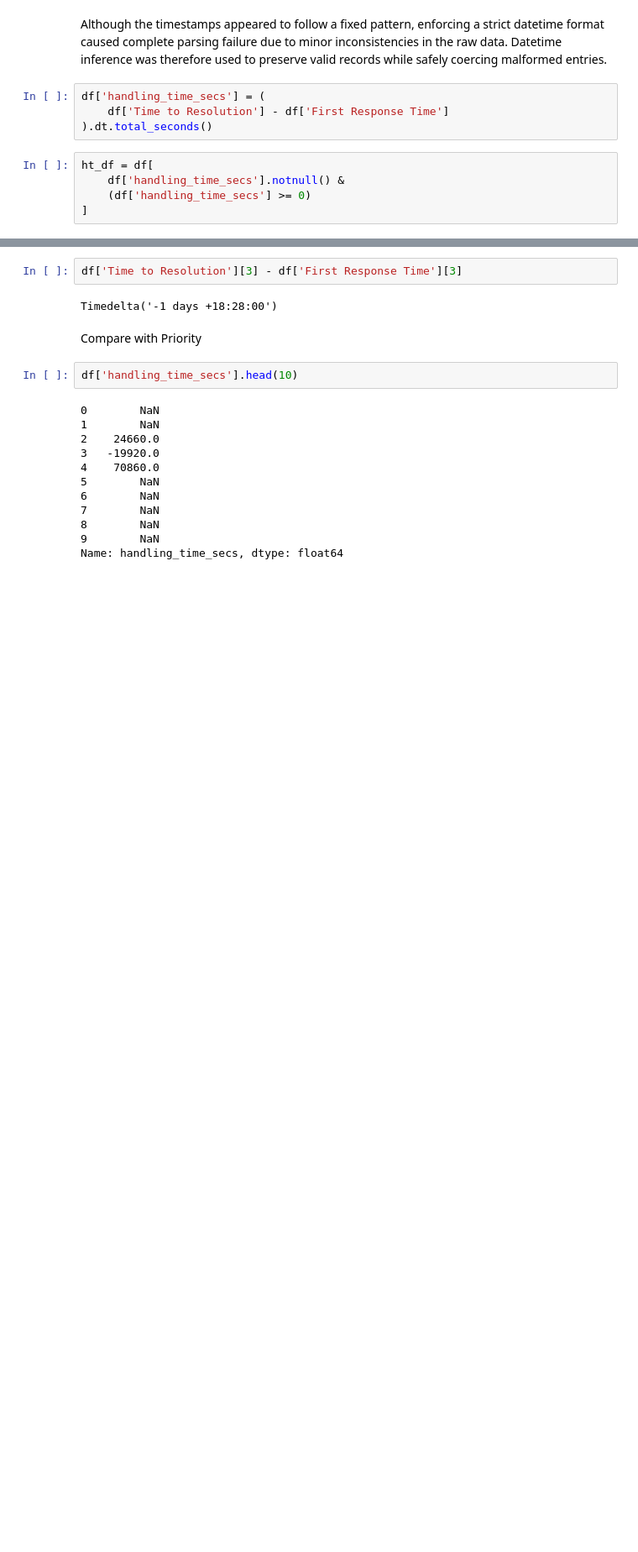
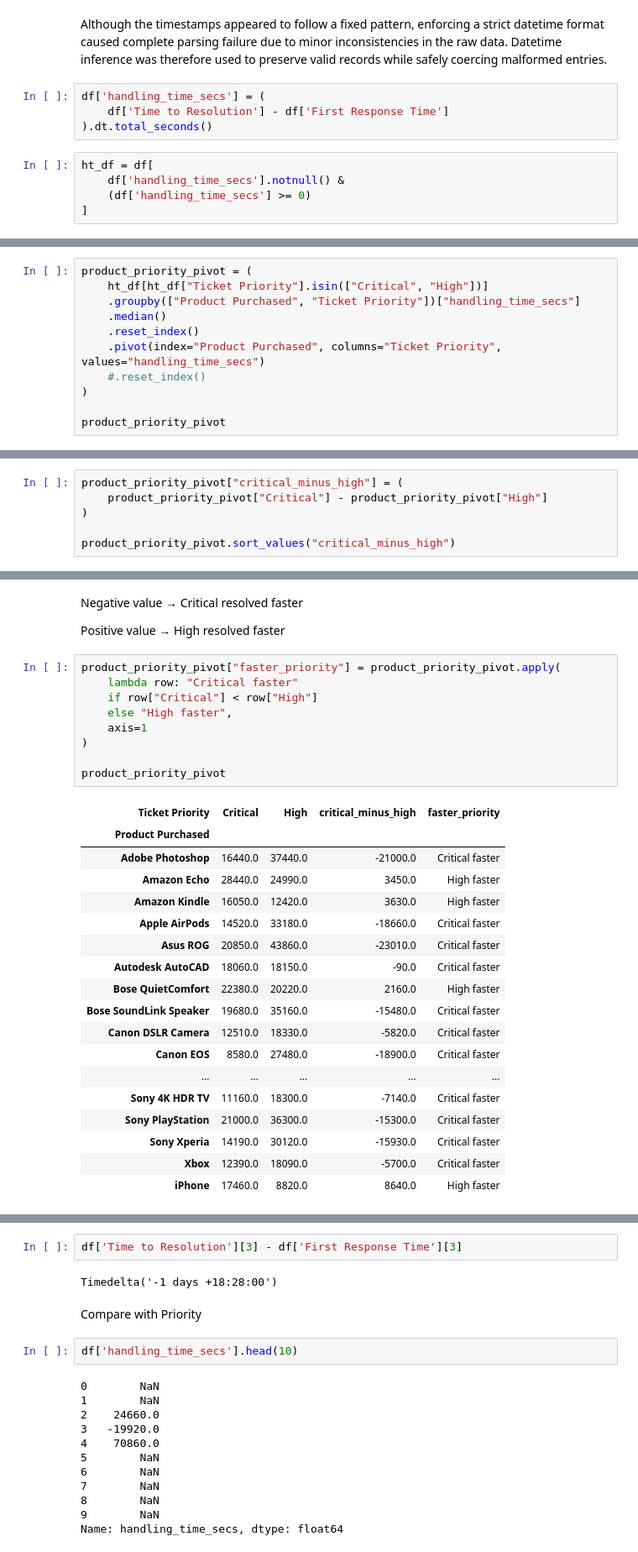
Before and after one commit to kadariramyasri/Lemici_AssignMent_DataEngineering, a Jupyter notebook: notebooks/EDA_Customer_Satisfaction.ipynb, the cells around one changed output, grey strips where cells are left out. Shown at 84% size. Drawn from its saved outputs; the diff is of its cells as text; blank space fills up the shorter version.

```diff
--- a/notebooks/EDA_Customer_Satisfaction.ipynb
+++ b/notebooks/EDA_Customer_Satisfaction.ipynb
@@ -377,0 +458,11 @@ ht_df = df[
+# %%
+product_priority_pivot = (
+    ht_df[ht_df["Ticket Priority"].isin(["Critical", "High"])]
+    .groupby(["Product Purchased", "Ticket Priority"])["handling_time_secs"]
+    .median()
+    .reset_index()
+    .pivot(index="Product Purchased", columns="Ticket Priority", values="handling_time_secs")
+    #.reset_index()
+)
+
+product_priority_pivot
@@ -377,0 +488,6 @@ ht_df = df[
+# %%
+product_priority_pivot["critical_minus_high"] = (
+    product_priority_pivot["Critical"] - product_priority_pivot["High"]
+)
+
+product_priority_pivot.sort_values("critical_minus_high")
@@ -377,0 +513,32 @@ ht_df = df[
+# %% [markdown]
+Negative value → Critical resolved faster
+
+Positive value → High resolved faster
+# %%
+product_priority_pivot["faster_priority"] = product_priority_pivot.apply(
+    lambda row: "Critical faster"
+    if row["Critical"] < row["High"]
+    else "High faster",
+    axis=1
+)
+
+product_priority_pivot
+# %% [output]
+| Ticket Priority | Critical | High | critical_minus_high | faster_priority |
+| Product Purchased |  |  |  |  |
+| Adobe Photoshop | 16440.0 | 37440.0 | -21000.0 | Critical faster |
+| Amazon Echo | 28440.0 | 24990.0 | 3450.0 | High faster |
+| Amazon Kindle | 16050.0 | 12420.0 | 3630.0 | High faster |
+| Apple AirPods | 14520.0 | 33180.0 | -18660.0 | Critical faster |
+| Asus ROG | 20850.0 | 43860.0 | -23010.0 | Critical faster |
+| Autodesk AutoCAD | 18060.0 | 18150.0 | -90.0 | Critical faster |
+| Bose QuietComfort | 22380.0 | 20220.0 | 2160.0 | High faster |
+| Bose SoundLink Speaker | 19680.0 | 35160.0 | -15480.0 | Critical faster |
+| Canon DSLR Camera | 12510.0 | 18330.0 | -5820.0 | Critical faster |
+| Canon EOS | 8580.0 | 27480.0 | -18900.0 | Critical faster |
+| ... | ... | ... | ... | ... |
+| Sony 4K HDR TV | 11160.0 | 18300.0 | -7140.0 | Critical faster |
+| Sony PlayStation | 21000.0 | 36300.0 | -15300.0 | Critical faster |
+| Sony Xperia | 14190.0 | 30120.0 | -15930.0 | Critical faster |
+| Xbox | 12390.0 | 18090.0 | -5700.0 | Critical faster |
+| iPhone | 17460.0 | 8820.0 | 8640.0 | High faster |
```
Also changed, not shown: parts of 39 cells of this notebook.
